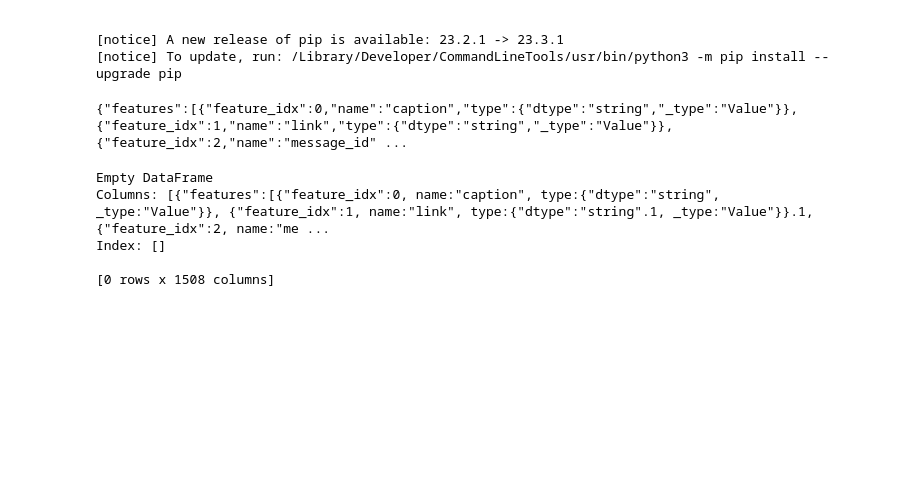
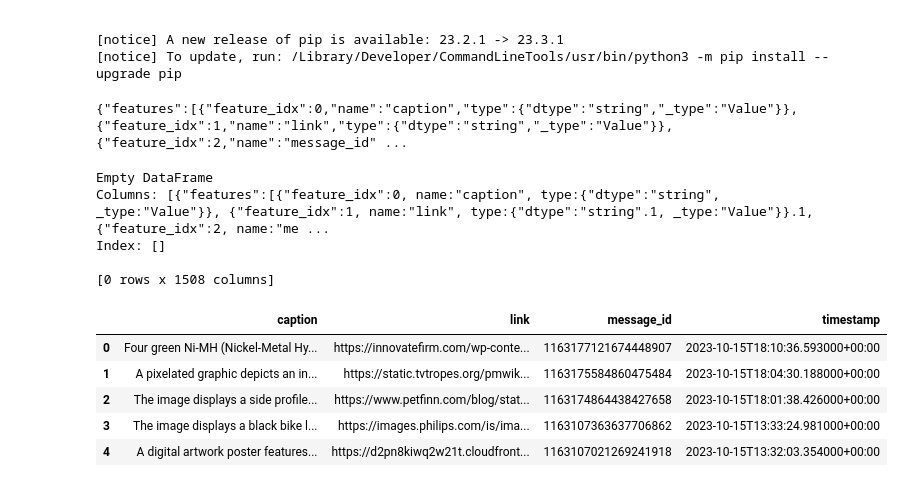
Before and after one commit to MaoMaoCV/CS523Project, a Jupyter notebook: GPT4v.ipynb, the cells around one changed output. Saved outputs shown, nothing was run; the diff lists cells and outputs as text; code cells hidden in the pictures; blank space fills up the shorter version.

```diff
--- a/GPT4v.ipynb
+++ b/GPT4v.ipynb
@@ -35,5 +35,27 @@ Columns: [{"features":[{"feature_idx":0, name:"caption", type:{"dtype":"string",
 Index: []
 
 [0 rows x 1508 columns]
+# %%
+import json
+with open('datasets100.csv', 'r') as file:
+    lines = [file.readline().strip() for _ in range(10)]
+# Extract the content that appears to be JSON from the lines
+json_content = "".join(lines)
+
+# Attempt to load the content as JSON
+data = json.loads(json_content)
+
+# Convert the 'rows' key into a pandas DataFrame
+df = pd.DataFrame([row['row'] for row in data['rows']])
+
+# Display the first few rows of the newly created DataFrame
+df.head()
+# %% [output]
+|  | caption | link | message_id | timestamp |
+| 0 | Four green Ni-MH (Nickel-Metal Hy... | https://innovatefirm.com/wp-conte... | 1163177121674448907 | 2023-10-15T18:10:36.593000+00:00 |
+| 1 | A pixelated graphic depicts an in... | https://static.tvtropes.org/pmwik... | 1163175584860475484 | 2023-10-15T18:04:30.188000+00:00 |
+| 2 | The image displays a side profile... | https://www.petfinn.com/blog/stat... | 1163174864438427658 | 2023-10-15T18:01:38.426000+00:00 |
+| 3 | The image displays a black bike l... | https://images.philips.com/is/ima... | 1163107363637706862 | 2023-10-15T13:33:24.981000+00:00 |
+| 4 | A digital artwork poster features... | https://d2pn8kiwq2w21t.cloudfront... | 1163107021269241918 | 2023-10-15T13:32:03.354000+00:00 |
 # %%
 # import pandas as pd
```
Also changed, not shown: 4 other files.
